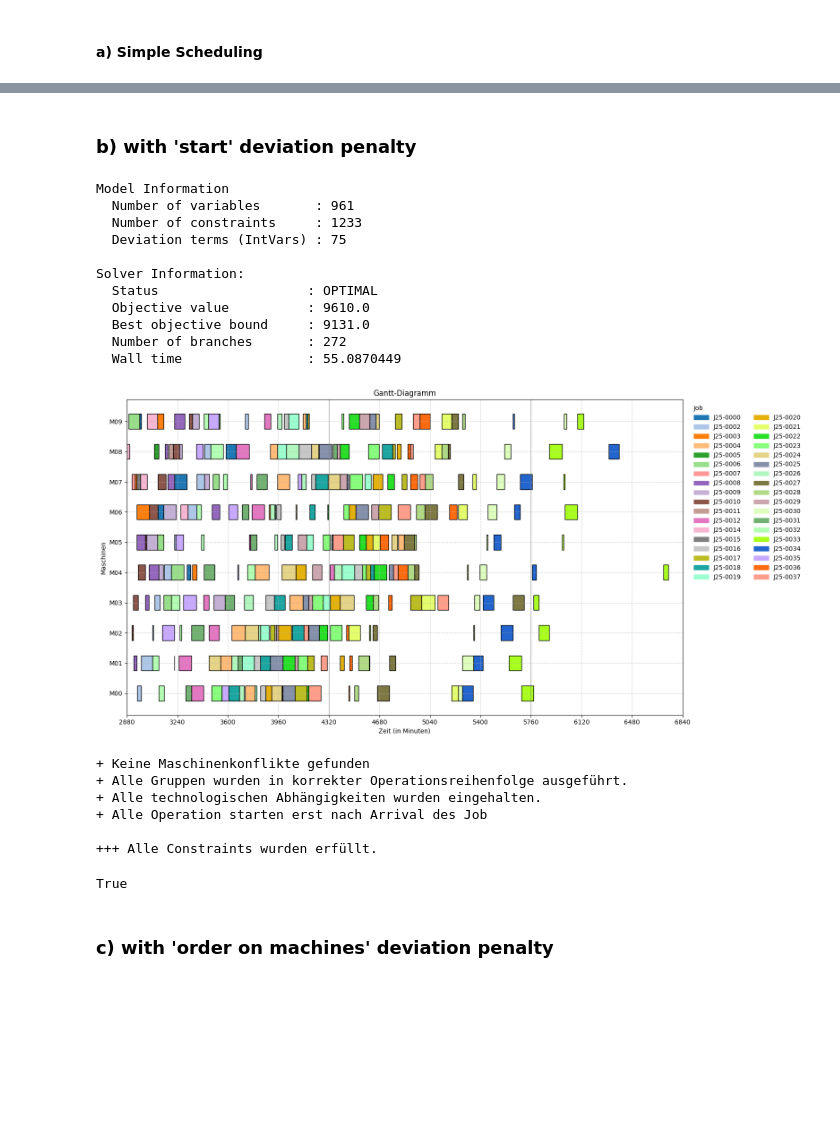
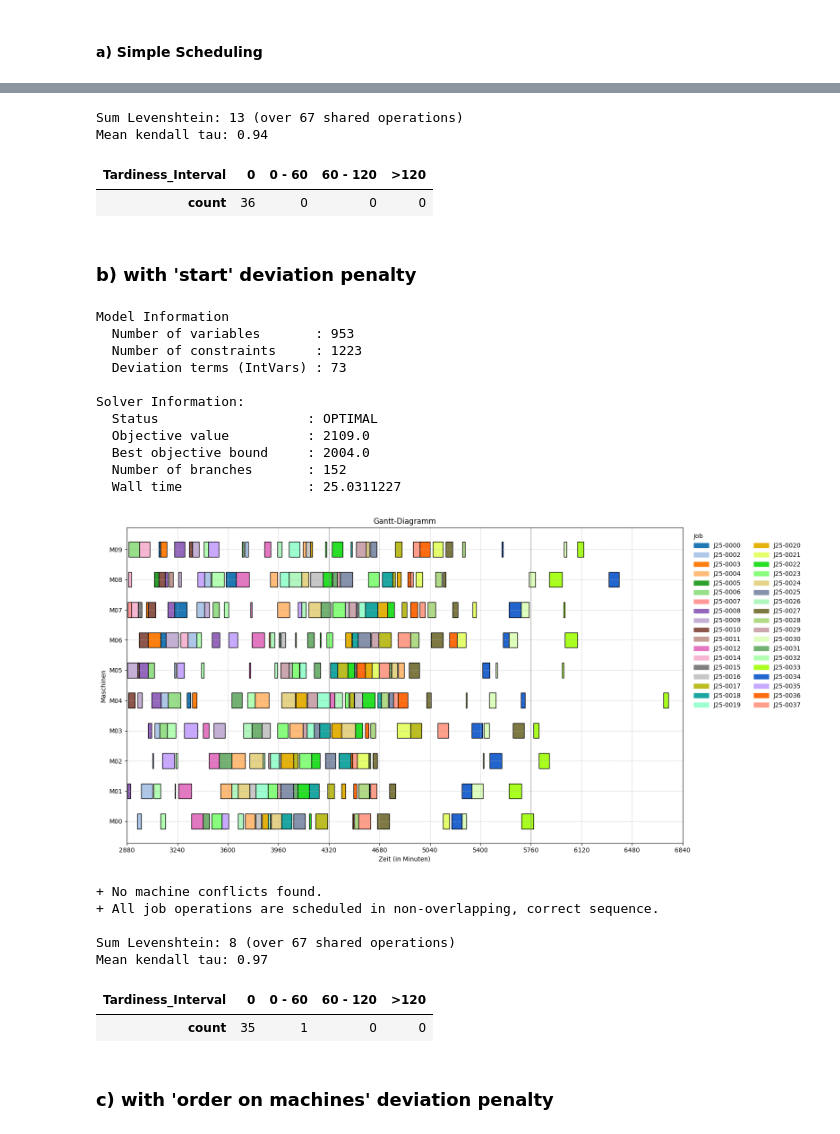
Before and after one commit to konrad-adamski/HTWD_Job-Shop_Scheduling, a Jupyter notebook: notebooks/02_Google_OR-Tools_Constraint_Programming/01_Lateness.ipynb, the cells around one changed output, grey strips where cells are left out. Saved outputs shown, nothing was run; the diff lists cells and outputs as text; code cells hidden in the pictures; blank space fills up the shorter version.

```diff
--- a/notebooks/02_Google_OR-Tools_Constraint_Programming/01_Lateness.ipynb
+++ b/notebooks/02_Google_OR-Tools_Constraint_Programming/01_Lateness.ipynb
@@ -233,8 +237,9 @@ df_schedule
 160 rows × 6 columns
 # %%
 gantt.get_plot(df_schedule, perspective="Machine")
-
-df_schedule_with_info = enrich_schedule_dframe(df_schedule, df_jobs_times)
-check.all_in_one(df_schedule_with_info)
+#df_schedule_with_info = enrich_schedule_dframe(df_schedule, df_jobs_times)
+check.check_core_schedule_constraints(df_schedule)
+check.is_start_correct(df_schedule, df_jobs_times_current)
+check.is_duration_correct(df_schedule)
 # %% [output]
 [figure]
@@ -426,5 +391,6 @@ active_ops
 # %%
 previous_schedule = schedule
+df_previous_schedule = df_schedule
 # %% [markdown]
 ### Scheduling (Rescheduling)
 # %% [markdown]
@@ -470,43 +445,68 @@ True
+# %%
+sum_levenshtein = compute_sum_levenshtein_distance(df_previous_schedule, df_schedule, comparison_start_time=day_start)
+mean_kendall_tau = compute_mean_kendall_tau(df_previous_schedule, df_schedule, comparison_start_time=day_start)
+shared_operations_number = get_shared_operations_number(df_previous_schedule, df_schedule, comparison_start_time=day_start)
+print(f"Sum Levenshtein: {sum_levenshtein} (over {shared_operations_number} shared operations)")
+print(f"Mean kendall tau: {mean_kendall_tau:.2f}")
+# %% [output]
+Sum Levenshtein: 13 (over 67 shared operations)
+Mean kendall tau: 0.94
+# %%
+df_schedule_with_times = enrich_schedule_dframe(df_schedule, df_jobs_times_current, on= "Job")
+df_last_ops_with_metrics = get_jobs_with_lateness_metrics(df_schedule_with_times)
+get_jobs_aggregated(df_last_ops_with_metrics, column="Tardiness")
+# %% [output]
+| Tardiness_Interval | 0 | 0 - 60 | 60 - 120 | >120 |
+| count | 36 | 0 | 0 | 0 |
 # %% [markdown]
 ### b) with 'start' deviation penalty
 # %%
 schedule = solve_jssp_lateness_with_start_deviation_minimization(
     job_ops=job_ops_dict,
     times_dict=times_dict,
     previous_schedule=previous_schedule,
     active_ops=active_ops,
-    w_t= 10, w_e=2, w_first=1,
-    main_pct=0.4,                  # 40% Lateness, 60% Deviation
+    w_t=5, w_e=1, w_first=1,
+    main_pct=(1/2),                  # 50% Lateness, 50% Deviation
     duration_buffer_factor = 2,
     schedule_start=day_start, msg=False,
     solver_time_limit=max_time, solver_relative_gap_limit=0.05
 )
 
 df_schedule = get_schedule_dframe(schedule)
 gantt.get_plot(df_schedule, perspective="Machine")
+check.check_core_schedule_constraints(df_schedule)
 
-df_schedule_with_info = enrich_schedule_dframe(df_schedule, df_jobs_times)
-check.all_in_one(df_schedule_with_info)
+sum_levenshtein = compute_sum_levenshtein_distance(df_previous_schedule, df_schedule, comparison_start_time=day_start)
+mean_kendall_tau = compute_mean_kendall_tau(df_previous_schedule, df_schedule, comparison_start_time=day_start)
+shared_operations_number = get_shared_operations_number(df_previous_schedule, df_schedule, comparison_start_time=day_start)
+print(f"\nSum Levenshtein: {sum_levenshtein} (over {shared_operations_number} shared operations)")
+print(f"Mean kendall tau: {mean_kendall_tau:.2f}")
 # %% [output]
 Model Information
-  Number of variables       : 961
-  Number of constraints     : 1233
-  Deviation terms (IntVars) : 75
+  Number of variables       : 953
+  Number of constraints     : 1223
+  Deviation terms (IntVars) : 73
 
 Solver Information:
   Status                   : OPTIMAL
-  Objective value          : 9610.0
-  Best objective bound     : 9131.0
-  Number of branches       : 272
-  Wall time                : 55.0870449
+  Objective value          : 2109.0
+  Best objective bound     : 2004.0
+  Number of branches       : 152
+  Wall time                : 25.0311227
-[figure, old version]
+[figure, new version]
-+ Keine Maschinenkonflikte gefunden
-+ Alle Gruppen wurden in korrekter Operationsreihenfolge ausgeführt.
-+ Alle technologischen Abhängigkeiten wurden eingehalten.
-+ Alle Operation starten erst nach Arrival des Job
++ No machine conflicts found.
++ All job operations are scheduled in non-overlapping, correct sequence.
 
-+++ Alle Constraints wurden erfüllt.
+Sum Levenshtein: 8 (over 67 shared operations)
+Mean kendall tau: 0.97
-True
+# %%
+df_schedule_with_times = enrich_schedule_dframe(df_schedule, df_jobs_times_current, on= "Job")
+df_last_ops_with_metrics = get_jobs_with_lateness_metrics(df_schedule_with_times)
+get_jobs_aggregated(df_last_ops_with_metrics, column="Tardiness")
+# %% [output]
+| Tardiness_Interval | 0 | 0 - 60 | 60 - 120 | >120 |
+| count | 35 | 1 | 0 | 0 |
 # %% [markdown]
 ### c) with 'order on machines' deviation penalty
 # %%
```
Also changed, not shown: parts of 22 cells of this notebook, 3 other files.
